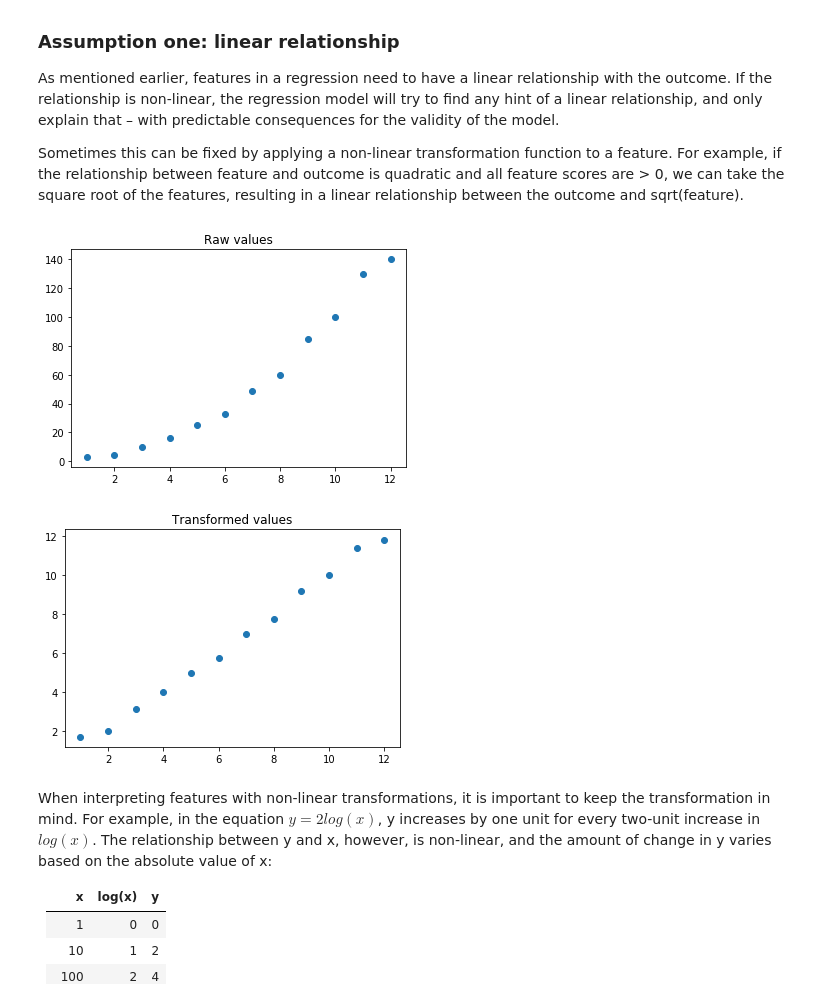
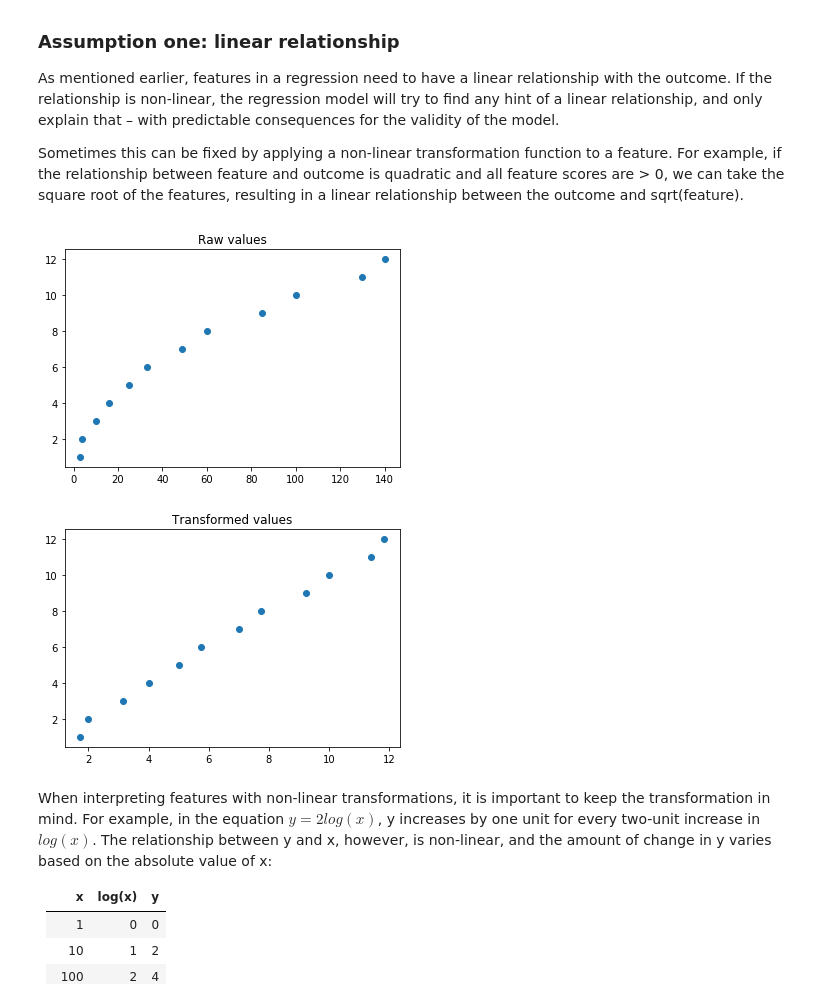
Before and after one commit to wwwslinger/drills, a Jupyter notebook: Thinkful/drills/2.4.3+The+Extraordinary+Power+of+Explanatory+Power-Copy1.ipynb, the cells around one changed output. Cells and saved outputs as stored; diff of their text form; code cells hidden in the pictures.

```diff
--- a/Thinkful/drills/2.4.3+The+Extraordinary+Power+of+Explanatory+Power-Copy1.ipynb
+++ b/Thinkful/drills/2.4.3+The+Extraordinary+Power+of+Explanatory+Power-Copy1.ipynb
@@ -89,25 +89,25 @@ As mentioned earlier, features in a regression need to have a linear relationshi
 Sometimes this can be fixed by applying a non-linear transformation function to a feature.  For example, if the relationship between feature and outcome is quadratic and all feature scores are > 0, we can take the square root of the features, resulting in a linear relationship between the outcome and sqrt(feature).
 # %%
 # Sample data.
+feature = [3, 4, 10, 16, 25, 33, 49, 60, 85, 100, 130, 140]
 outcome = [1, 2, 3, 4, 5, 6, 7, 8, 9, 10, 11, 12]
-feature = [3, 4, 10, 16, 25, 33, 49, 60, 85, 100, 130, 140]
 
 # Plot the data as-is. Looks a mite quadratic.
-plt.scatter(outcome, feature)
+plt.scatter(feature, outcome)
 plt.title('Raw values')
 plt.show()
 
 # Create a feature using a non-linear transformation.
 sqrt_feature = [math.sqrt(x) for x in  feature]
 
 
 # Well now isn't that nice.
-plt.scatter(outcome, sqrt_feature)
+plt.scatter(sqrt_feature, outcome)
 plt.title('Transformed values')
 plt.show()
 # %% [output]
-[figure, old version]
+[figure, new version]
-[figure, old version]
+[figure, new version]
 # %% [markdown]
 When interpreting features with non-linear transformations, it is important to keep the transformation in mind.  For example, in the equation $y = 2log({x})$, y increases by one unit for every two-unit increase in $log({x})$.  The relationship between y and x, however, is non-linear, and the amount of change in y varies based on the absolute value of x:
 
```
Also changed, not shown: 3 other files.
